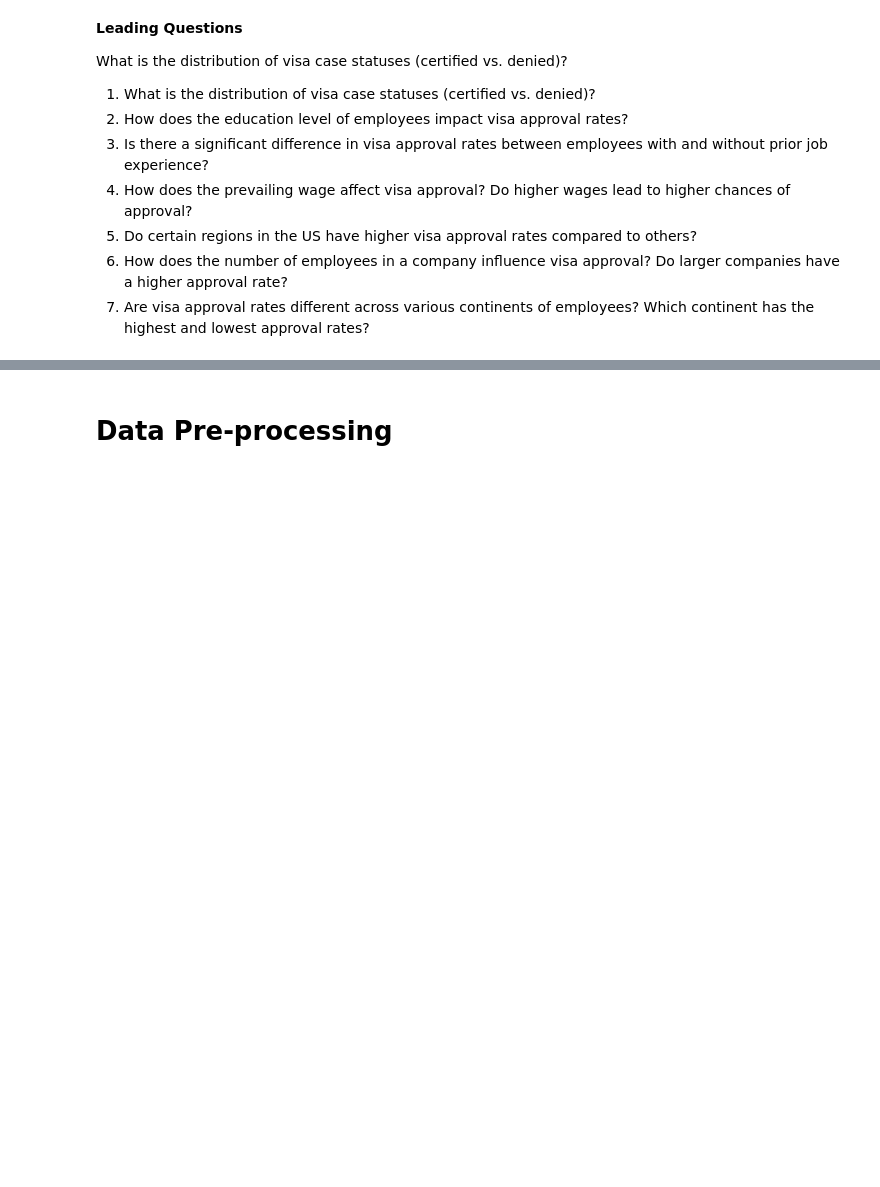
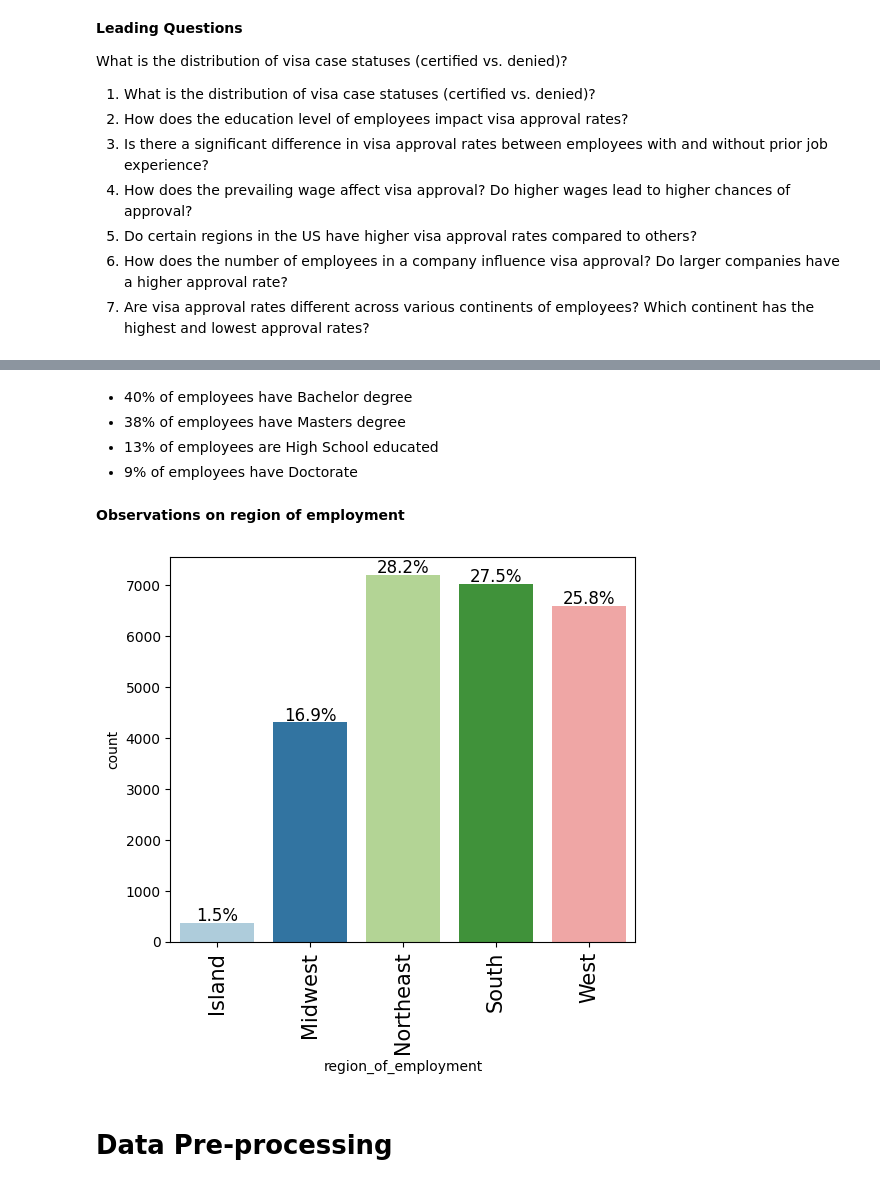
Before and after one commit to uday-d4/UTAI_AdvancedMachineLearningProject, a Jupyter notebook: Project_Full_Code_Notebook_EasyVisa (1).ipynb, the cells around one changed output, grey strips where cells are left out. Cells and saved outputs as stored; diff of their text form; code cells hidden in the pictures; blank space fills up the shorter version.

```diff
--- a/Project_Full_Code_Notebook_EasyVisa (1).ipynb
+++ b/Project_Full_Code_Notebook_EasyVisa (1).ipynb
@@ -261,3 +440,14 @@ What is the distribution of visa case statuses (certified vs. denied)?
+# %% [markdown]
+*  40% of employees have Bachelor degree
+*  38% of employees have Masters degree
+*  13% of employees are High School educated
+*  9% of employees have Doctorate
+# %% [markdown]
+**Observations on region of employment**
+# %%
+labeled_barplot(df, "region_of_employment", perc=True)
+# %% [output]
+[figure, added]
 # %% [markdown]
 # **Data Pre-processing**
 # %% [markdown]
```
Also changed, not shown: parts of 15 cells of this notebook.
